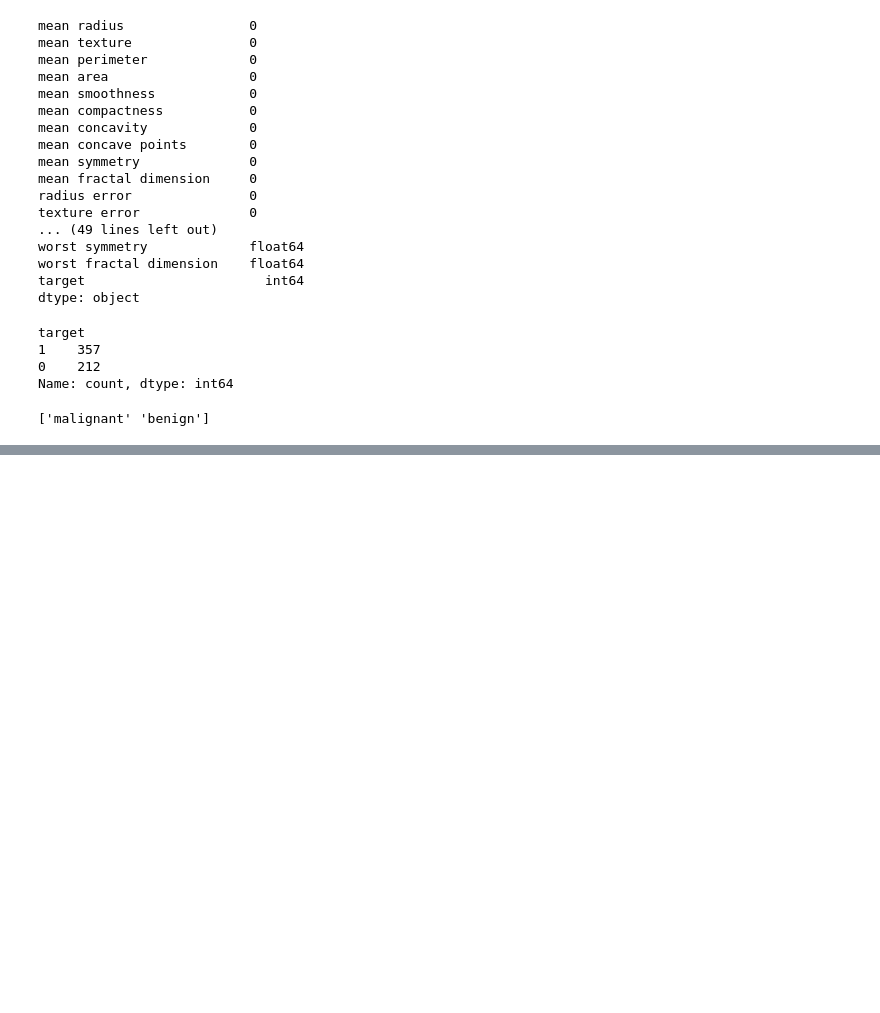
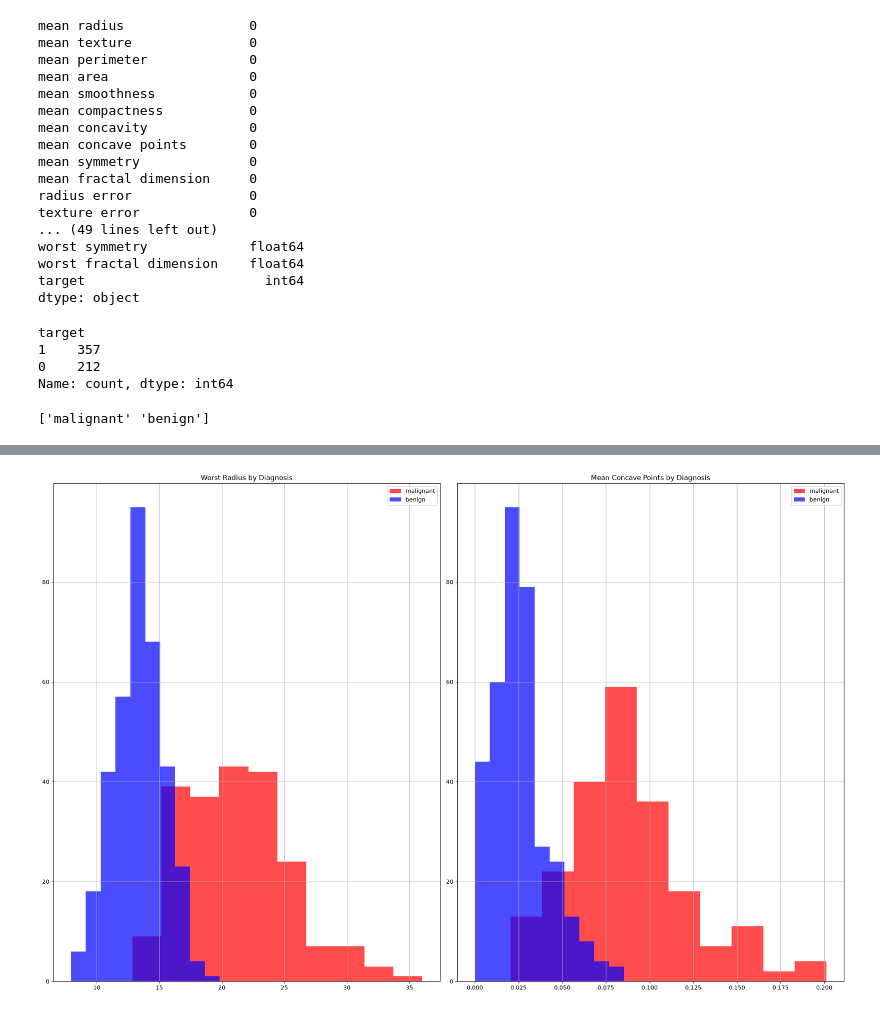
Before and after one commit to masif626/breast_cancer_analysis, a Jupyter notebook: Breast_Cancer_Analysis.ipynb, the cells around one changed output, grey strips where cells are left out. Cells and saved outputs as stored; diff of their text form; code cells hidden in the pictures; blank space fills up the shorter version.

```diff
--- a/Breast_Cancer_Analysis.ipynb
+++ b/Breast_Cancer_Analysis.ipynb
@@ -60,0 +80,16 @@ print(data.target_names)
+# %%
+fig, axes = plt.subplots(1, 2, figsize=(20, 13))
+df[df['target'] ==0]['worst radius'].hist(ax=axes[0], alpha=0.7, color ='red', label= 'malignant')
+df[df['target'] ==1]['worst radius'].hist(ax=axes[0], alpha=0.7, color = 'blue', label= 'benign')
+axes[0].set_title('Worst Radius by Diagnosis')
+axes[0].legend()
+
+df[df['target'] ==0]['mean concave points'].hist(ax=axes[1], alpha=0.7, color ='red', label= 'malignant')
+df[df['target'] ==1]['mean concave points'].hist(ax=axes[1], alpha=0.7, color = 'blue', label= 'benign')
+axes[1].set_title('Mean Concave Points by Diagnosis')
+axes[1].legend()
+
+plt.tight_layout()
+plt.show()
+# %% [output]
+[figure, added]
```
Also changed, not shown: parts of 5 cells of this notebook.
